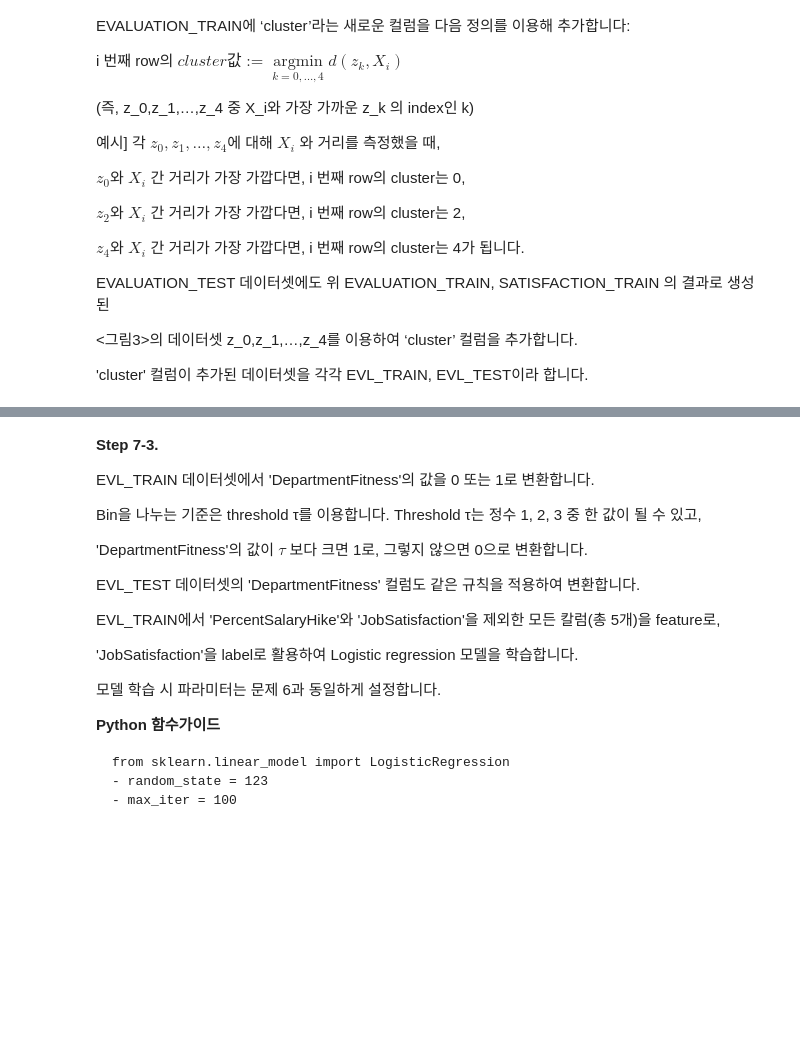
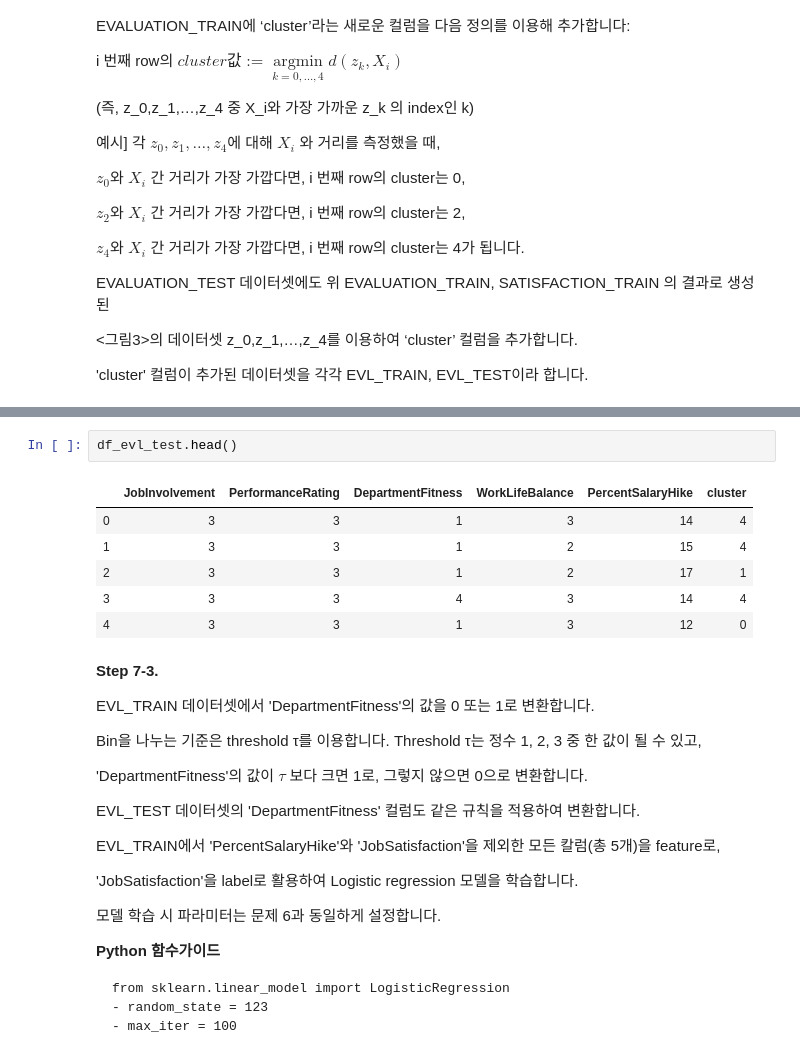
Before and after one commit to sunkusun9/prods_pro, a Jupyter notebook: prof2102_prob2.ipynb, the cells around one changed output, grey strips where cells are left out. Drawn from its saved outputs; the diff is of its cells as text; blank space fills up the shorter version.

```diff
--- a/prof2102_prob2.ipynb
+++ b/prof2102_prob2.ipynb
@@ -777,3 +810,12 @@ EVALUATION_TEST 데이터셋에도 위 EVALUATION_TRAIN, SATISFACTION_TRAIN 의
+# %%
+df_evl_test.head()
+# %% [output]
+|  | JobInvolvement | PerformanceRating | DepartmentFitness | WorkLifeBalance | PercentSalaryHike | cluster |
+| 0 | 3 | 3 | 1 | 3 | 14 | 4 |
+| 1 | 3 | 3 | 1 | 2 | 15 | 4 |
+| 2 | 3 | 3 | 1 | 2 | 17 | 1 |
+| 3 | 3 | 3 | 4 | 3 | 14 | 4 |
+| 4 | 3 | 3 | 1 | 3 | 12 | 0 |
 # %% [markdown]
 **Step 7-3.**
 
```
Also changed, not shown: parts of 48 cells of this notebook.
